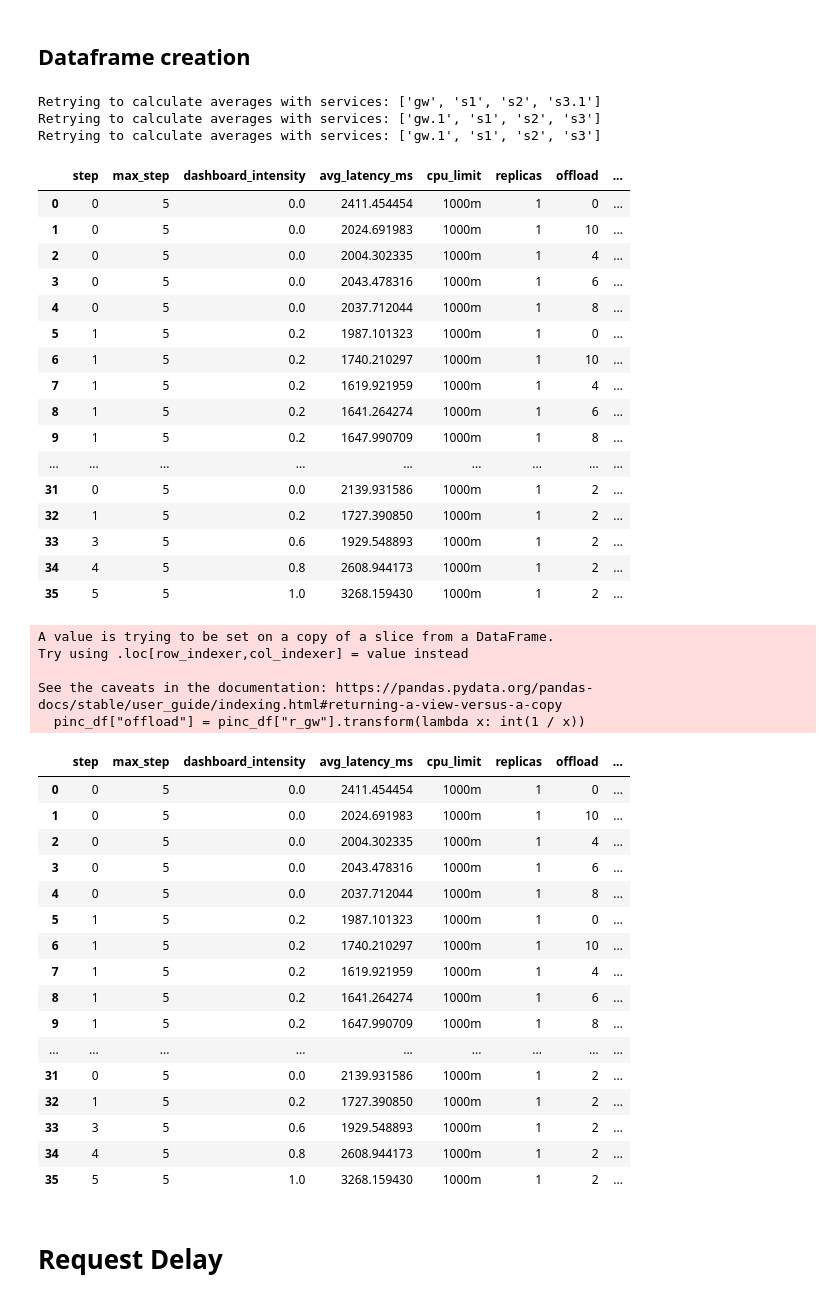
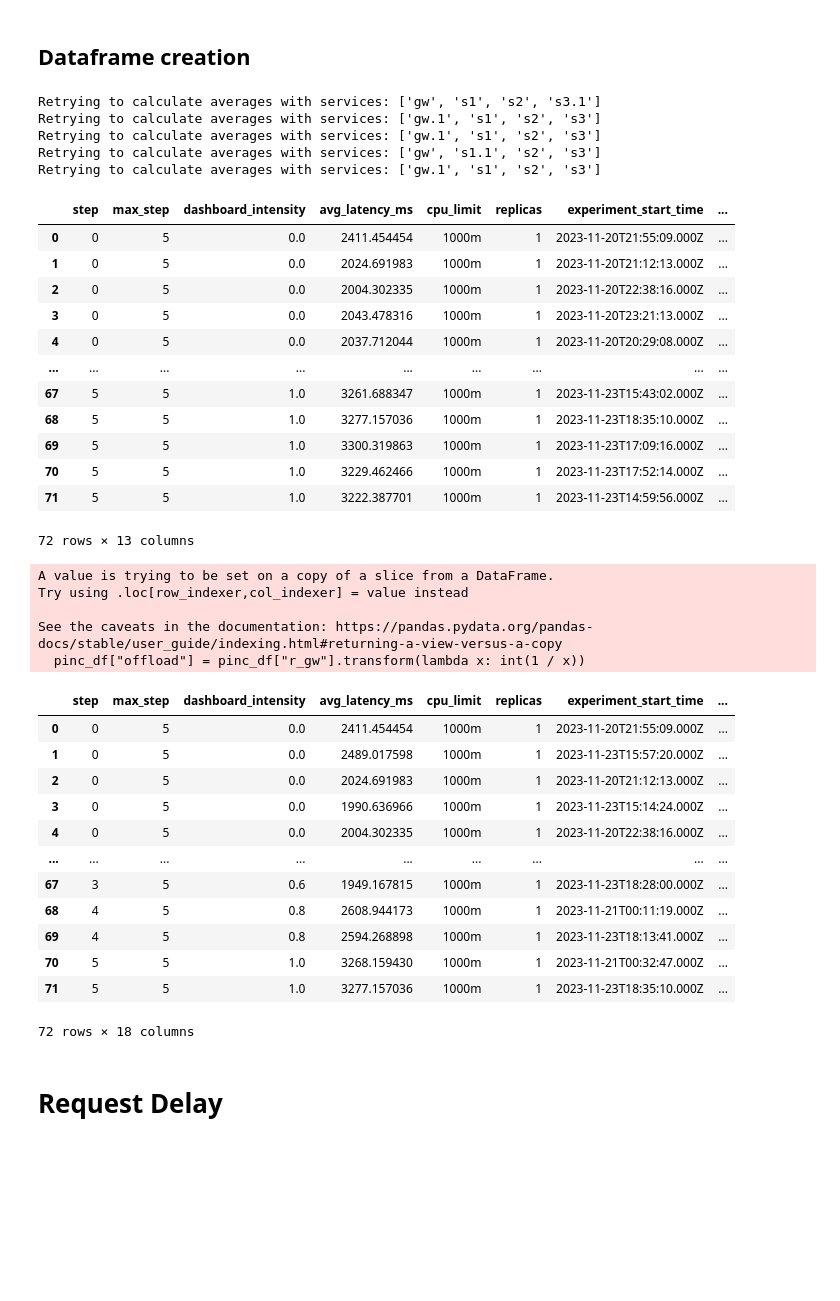
Before and after one commit to wmeijer221/muBench-experiment, a Jupyter notebook: gssi_experiment/gateway_offloading/analysis_singular.ipynb, the cells around one changed output. Saved outputs shown, nothing was run; the diff lists cells and outputs as text; code cells hidden in the pictures; blank space fills up the shorter version.

```diff
--- a/gssi_experiment/gateway_offloading/analysis_singular.ipynb
+++ b/gssi_experiment/gateway_offloading/analysis_singular.ipynb
@@ -73,6 +75,8 @@ def get_data_points() -> typing.Iterator:
             avg_latency,
             cpu_limit,
             replicas,
+            metadata['start_time'],
+            metadata['end_time'],
             offload,
             *utilization_data,
         ]
@@ -86,6 +90,8 @@ cols = [
     "avg_latency_ms",
     "cpu_limit",
     "replicas",
+    "experiment_start_time",
+    "experiment_end_time",
     "offload",
 ]
 cpu_util_format = "cpu_utilization_{service}"
@@ -108,60 +114,55 @@ df
 Retrying to calculate averages with services: ['gw', 's1', 's2', 's3.1']
 Retrying to calculate averages with services: ['gw.1', 's1', 's2', 's3']
 Retrying to calculate averages with services: ['gw.1', 's1', 's2', 's3']
+Retrying to calculate averages with services: ['gw', 's1.1', 's2', 's3']
+Retrying to calculate averages with services: ['gw.1', 's1', 's2', 's3']
-|  | step | max_step | dashboard_intensity | avg_latency_ms | cpu_limit | replicas | offload | ... |
-| 0 | 0 | 5 | 0.0 | 2411.454454 | 1000m | 1 | 0 | ... |
-| 1 | 0 | 5 | 0.0 | 2024.691983 | 1000m | 1 | 10 | ... |
-| 2 | 0 | 5 | 0.0 | 2004.302335 | 1000m | 1 | 4 | ... |
-| 3 | 0 | 5 | 0.0 | 2043.478316 | 1000m | 1 | 6 | ... |
-| 4 | 0 | 5 | 0.0 | 2037.712044 | 1000m | 1 | 8 | ... |
-| 5 | 1 | 5 | 0.2 | 1987.101323 | 1000m | 1 | 0 | ... |
-| 6 | 1 | 5 | 0.2 | 1740.210297 | 1000m | 1 | 10 | ... |
-| 7 | 1 | 5 | 0.2 | 1619.921959 | 1000m | 1 | 4 | ... |
-| 8 | 1 | 5 | 0.2 | 1641.264274 | 1000m | 1 | 6 | ... |
-| 9 | 1 | 5 | 0.2 | 1647.990709 | 1000m | 1 | 8 | ... |
+|  | step | max_step | dashboard_intensity | avg_latency_ms | cpu_limit | replicas | experiment_start_time | ... |
+| 0 | 0 | 5 | 0.0 | 2411.454454 | 1000m | 1 | 2023-11-20T21:55:09.000Z | ... |
+| 1 | 0 | 5 | 0.0 | 2024.691983 | 1000m | 1 | 2023-11-20T21:12:13.000Z | ... |
+| 2 | 0 | 5 | 0.0 | 2004.302335 | 1000m | 1 | 2023-11-20T22:38:16.000Z | ... |
+| 3 | 0 | 5 | 0.0 | 2043.478316 | 1000m | 1 | 2023-11-20T23:21:13.000Z | ... |
+| 4 | 0 | 5 | 0.0 | 2037.712044 | 1000m | 1 | 2023-11-20T20:29:08.000Z | ... |
 | ... | ... | ... | ... | ... | ... | ... | ... | ... |
-| 31 | 0 | 5 | 0.0 | 2139.931586 | 1000m | 1 | 2 | ... |
-| 32 | 1 | 5 | 0.2 | 1727.390850 | 1000m | 1 | 2 | ... |
-| 33 | 3 | 5 | 0.6 | 1929.548893 | 1000m | 1 | 2 | ... |
-| 34 | 4 | 5 | 0.8 | 2608.944173 | 1000m | 1 | 2 | ... |
-| 35 | 5 | 5 | 1.0 | 3268.159430 | 1000m | 1 | 2 | ... |
+| 67 | 5 | 5 | 1.0 | 3261.688347 | 1000m | 1 | 2023-11-23T15:43:02.000Z | ... |
+| 68 | 5 | 5 | 1.0 | 3277.157036 | 1000m | 1 | 2023-11-23T18:35:10.000Z | ... |
+| 69 | 5 | 5 | 1.0 | 3300.319863 | 1000m | 1 | 2023-11-23T17:09:16.000Z | ... |
+| 70 | 5 | 5 | 1.0 | 3229.462466 | 1000m | 1 | 2023-11-23T17:52:14.000Z | ... |
+| 71 | 5 | 5 | 1.0 | 3222.387701 | 1000m | 1 | 2023-11-23T14:59:56.000Z | ... |
+72 rows × 13 columns
 # %%
-pinc_df = synth_df[["N_A", "r_gw", "R0", "Us1", "Us2", "Us3", "Ugw"]]
+synth_cpu_cols = ["N_A", "r_gw", "R0", "Us1", "Us2", "Us3", "Ugw"]
+pinc_df = synth_df[synth_cpu_cols]
 
 # Calculates offload to merge with.
 pinc_df["offload"] = pinc_df["r_gw"].transform(lambda x: int(1 / x))
 pinc_df = pinc_df.drop("r_gw", axis=1)
 
 # Calculates s3 intensity to merge with.
 pinc_df.loc[:, "dashboard_intensity"] = pinc_df["N_A"].transform(lambda x: x / 25)
 pinc_df = pinc_df.drop("N_A", axis=1)
 
 df = pd.merge(df, pinc_df, on=["dashboard_intensity", "offload"])
 
 df
 # %% [output]
 A value is trying to be set on a copy of a slice from a DataFrame.
 Try using .loc[row_indexer,col_indexer] = value instead
 
 See the caveats in the documentation: https://pandas.pydata.org/pandas-docs/stable/user_guide/indexing.html#returning-a-view-versus-a-copy
   pinc_df["offload"] = pinc_df["r_gw"].transform(lambda x: int(1 / x))
-|  | step | max_step | dashboard_intensity | avg_latency_ms | cpu_limit | replicas | offload | ... |
-| 0 | 0 | 5 | 0.0 | 2411.454454 | 1000m | 1 | 0 | ... |
-| 1 | 0 | 5 | 0.0 | 2024.691983 | 1000m | 1 | 10 | ... |
-| 2 | 0 | 5 | 0.0 | 2004.302335 | 1000m | 1 | 4 | ... |
-| 3 | 0 | 5 | 0.0 | 2043.478316 | 1000m | 1 | 6 | ... |
-| 4 | 0 | 5 | 0.0 | 2037.712044 | 1000m | 1 | 8 | ... |
-| 5 | 1 | 5 | 0.2 | 1987.101323 | 1000m | 1 | 0 | ... |
-| 6 | 1 | 5 | 0.2 | 1740.210297 | 1000m | 1 | 10 | ... |
-| 7 | 1 | 5 | 0.2 | 1619.921959 | 1000m | 1 | 4 | ... |
-| 8 | 1 | 5 | 0.2 | 1641.264274 | 1000m | 1 | 6 | ... |
-| 9 | 1 | 5 | 0.2 | 1647.990709 | 1000m | 1 | 8 | ... |
+|  | step | max_step | dashboard_intensity | avg_latency_ms | cpu_limit | replicas | experiment_start_time | ... |
+| 0 | 0 | 5 | 0.0 | 2411.454454 | 1000m | 1 | 2023-11-20T21:55:09.000Z | ... |
+| 1 | 0 | 5 | 0.0 | 2489.017598 | 1000m | 1 | 2023-11-23T15:57:20.000Z | ... |
+| 2 | 0 | 5 | 0.0 | 2024.691983 | 1000m | 1 | 2023-11-20T21:12:13.000Z | ... |
+| 3 | 0 | 5 | 0.0 | 1990.636966 | 1000m | 1 | 2023-11-23T15:14:24.000Z | ... |
+| 4 | 0 | 5 | 0.0 | 2004.302335 | 1000m | 1 | 2023-11-20T22:38:16.000Z | ... |
 | ... | ... | ... | ... | ... | ... | ... | ... | ... |
-| 31 | 0 | 5 | 0.0 | 2139.931586 | 1000m | 1 | 2 | ... |
-| 32 | 1 | 5 | 0.2 | 1727.390850 | 1000m | 1 | 2 | ... |
-| 33 | 3 | 5 | 0.6 | 1929.548893 | 1000m | 1 | 2 | ... |
-| 34 | 4 | 5 | 0.8 | 2608.944173 | 1000m | 1 | 2 | ... |
-| 35 | 5 | 5 | 1.0 | 3268.159430 | 1000m | 1 | 2 | ... |
+| 67 | 3 | 5 | 0.6 | 1949.167815 | 1000m | 1 | 2023-11-23T18:28:00.000Z | ... |
+| 68 | 4 | 5 | 0.8 | 2608.944173 | 1000m | 1 | 2023-11-21T00:11:19.000Z | ... |
+| 69 | 4 | 5 | 0.8 | 2594.268898 | 1000m | 1 | 2023-11-23T18:13:41.000Z | ... |
+| 70 | 5 | 5 | 1.0 | 3268.159430 | 1000m | 1 | 2023-11-21T00:32:47.000Z | ... |
+| 71 | 5 | 5 | 1.0 | 3277.157036 | 1000m | 1 | 2023-11-23T18:35:10.000Z | ... |
+72 rows × 18 columns
 # %% [markdown]
 # Request Delay
 # %% [markdown]
```
Also changed, not shown: parts of 13 cells of this notebook, 5 other files.
